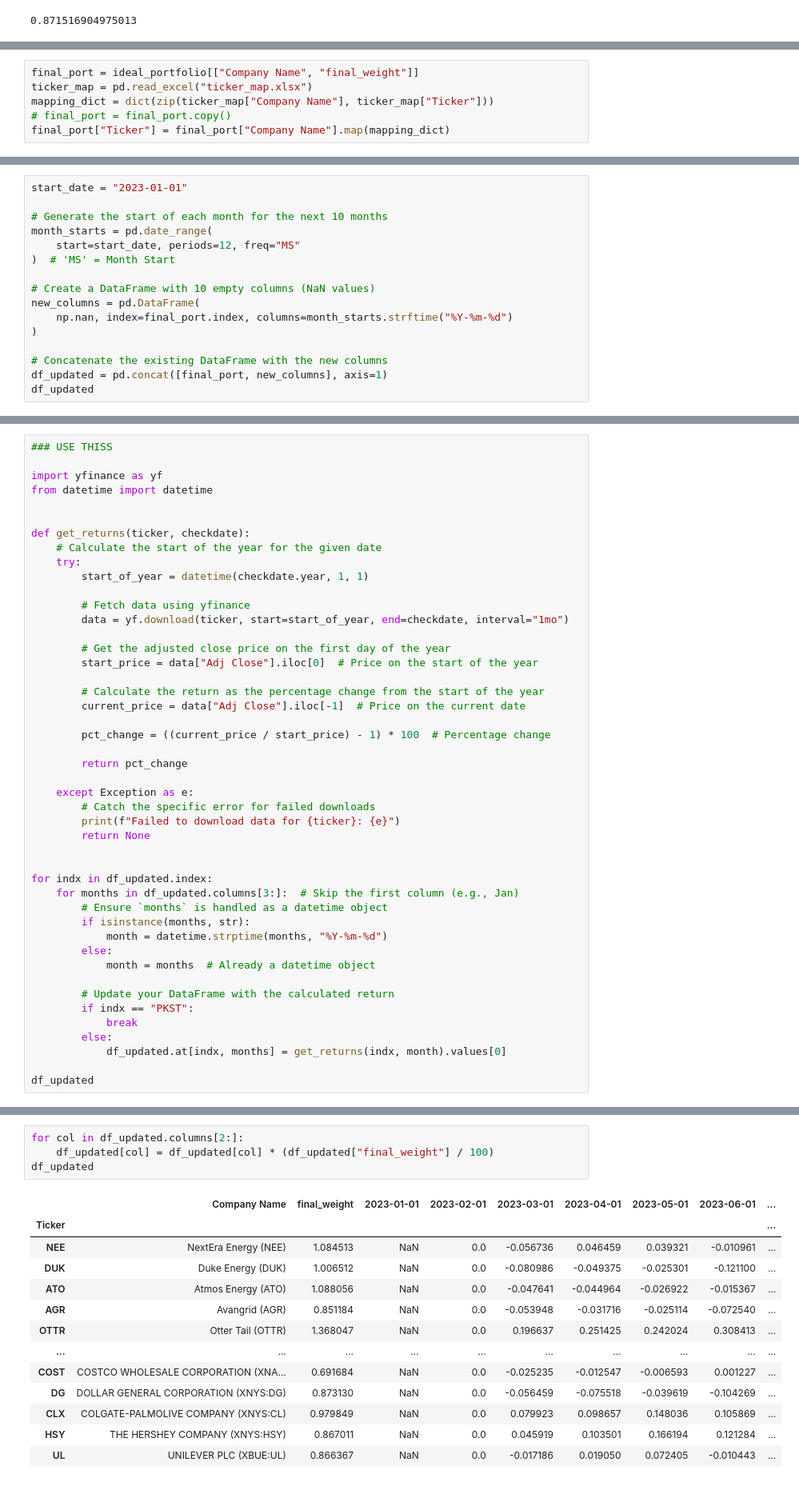
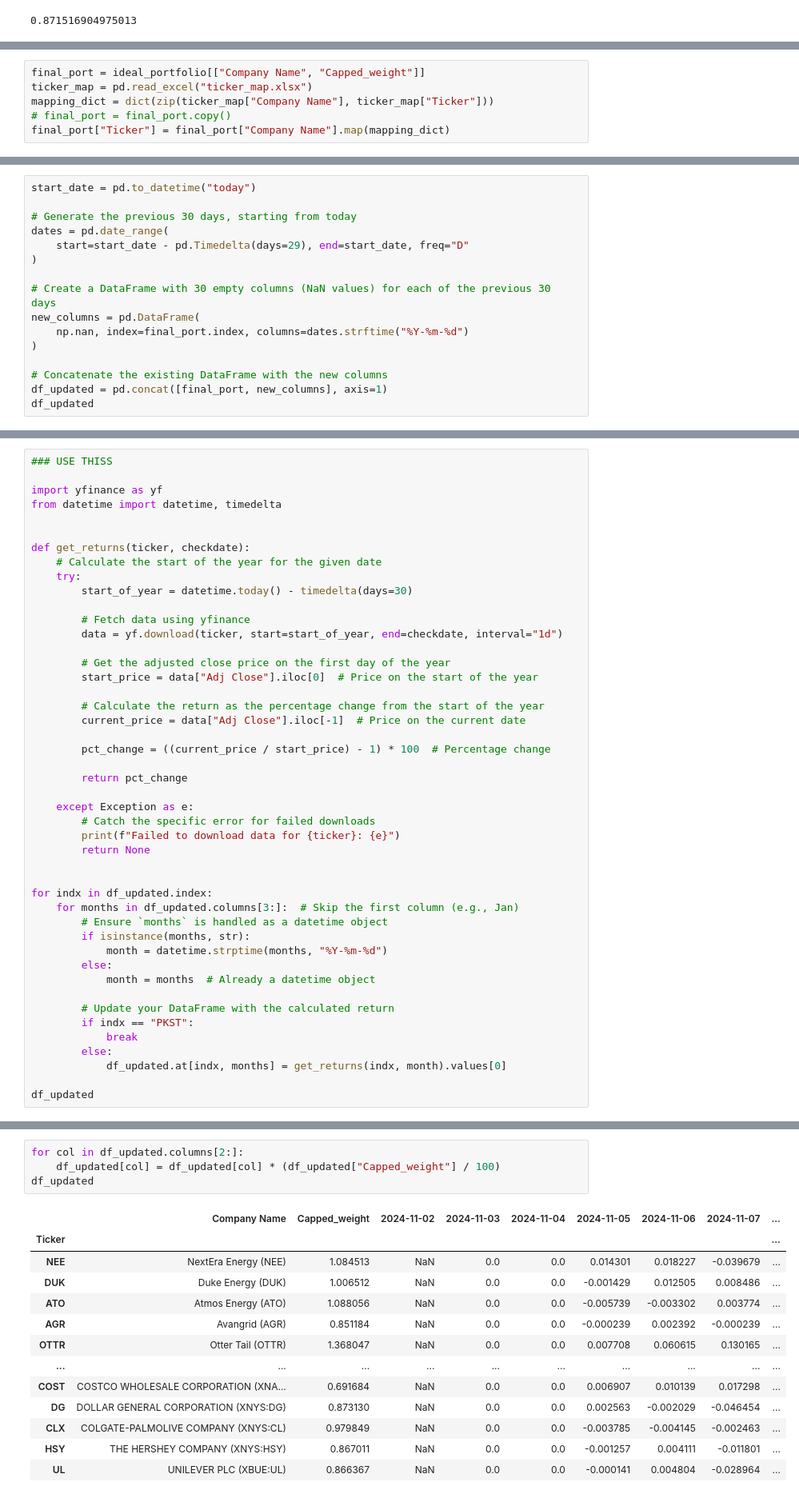
Before and after one commit to visheshgupta19/IDS_789_Final_Project, a Jupyter notebook: algo_update.ipynb, the cells around one changed output, grey strips where cells are left out. Shown at 80% size. Cells and saved outputs as stored; diff of their text form.

```diff
--- a/algo_update.ipynb
+++ b/algo_update.ipynb
@@ -215,5 +220,5 @@ ideal_portfolio.sort_values(by="final_weight", ascending=False)
 # %%
-final_port = ideal_portfolio[["Company Name", "final_weight"]]
+final_port = ideal_portfolio[["Company Name", "Capped_weight"]]
 ticker_map = pd.read_excel("ticker_map.xlsx")
 mapping_dict = dict(zip(ticker_map["Company Name"], ticker_map["Ticker"]))
 # final_port = final_port.copy()
@@ -243,16 +248,16 @@ final_port
 | UL | UNILEVER PLC (XBUE:UL) | 0.866367 |
 79 rows × 2 columns
 # %%
-start_date = "2023-01-01"
+start_date = pd.to_datetime("today")
 
-# Generate the start of each month for the next 10 months
-month_starts = pd.date_range(
-    start=start_date, periods=12, freq="MS"
-)  # 'MS' = Month Start
+# Generate the previous 30 days, starting from today
+dates = pd.date_range(
+    start=start_date - pd.Timedelta(days=29), end=start_date, freq="D"
+)
 
-# Create a DataFrame with 10 empty columns (NaN values)
+# Create a DataFrame with 30 empty columns (NaN values) for each of the previous 30 days
 new_columns = pd.DataFrame(
-    np.nan, index=final_port.index, columns=month_starts.strftime("%Y-%m-%d")
+    np.nan, index=final_port.index, columns=dates.strftime("%Y-%m-%d")
 )
 
 # Concatenate the existing DataFrame with the new columns
@@ -277,16 +282,16 @@ df_updated
 ### USE THISS
 
 import yfinance as yf
-from datetime import datetime
+from datetime import datetime, timedelta
 
 
 def get_returns(ticker, checkdate):
     # Calculate the start of the year for the given date
     try:
-        start_of_year = datetime(checkdate.year, 1, 1)
+        start_of_year = datetime.today() - timedelta(days=30)
 
         # Fetch data using yfinance
-        data = yf.download(ticker, start=start_of_year, end=checkdate, interval="1mo")
+        data = yf.download(ticker, start=start_of_year, end=checkdate, interval="1d")
 
         # Get the adjusted close price on the first day of the year
         start_price = data["Adj Close"].iloc[0]  # Price on the start of the year
@@ -404,18 +393,18 @@ ValueError: x and y must have same first dimension, but have shapes (12,) and (0
 # %%
 for col in df_updated.columns[2:]:
-    df_updated[col] = df_updated[col] * (df_updated["final_weight"] / 100)
+    df_updated[col] = df_updated[col] * (df_updated["Capped_weight"] / 100)
 df_updated
 # %% [output]
-|  | Company Name | final_weight | 2023-01-01 | 2023-02-01 | 2023-03-01 | 2023-04-01 | 2023-05-01 | 2023-06-01 | ... |
+|  | Company Name | Capped_weight | 2024-11-02 | 2024-11-03 | 2024-11-04 | 2024-11-05 | 2024-11-06 | 2024-11-07 | ... |
 | Ticker |  |  |  |  |  |  |  |  | ... |
-| NEE | NextEra Energy (NEE) | 1.084513 | NaN | 0.0 | -0.056736 | 0.046459 | 0.039321 | -0.010961 | ... |
-| DUK | Duke Energy (DUK) | 1.006512 | NaN | 0.0 | -0.080986 | -0.049375 | -0.025301 | -0.121100 | ... |
-| ATO | Atmos Energy (ATO) | 1.088056 | NaN | 0.0 | -0.047641 | -0.044964 | -0.026922 | -0.015367 | ... |
-| AGR | Avangrid (AGR) | 0.851184 | NaN | 0.0 | -0.053948 | -0.031716 | -0.025114 | -0.072540 | ... |
-| OTTR | Otter Tail (OTTR) | 1.368047 | NaN | 0.0 | 0.196637 | 0.251425 | 0.242024 | 0.308413 | ... |
+| NEE | NextEra Energy (NEE) | 1.084513 | NaN | 0.0 | 0.0 | 0.014301 | 0.018227 | -0.039679 | ... |
+| DUK | Duke Energy (DUK) | 1.006512 | NaN | 0.0 | 0.0 | -0.001429 | 0.012505 | 0.008486 | ... |
+| ATO | Atmos Energy (ATO) | 1.088056 | NaN | 0.0 | 0.0 | -0.005739 | -0.003302 | 0.003774 | ... |
+| AGR | Avangrid (AGR) | 0.851184 | NaN | 0.0 | 0.0 | -0.000239 | 0.002392 | -0.000239 | ... |
+| OTTR | Otter Tail (OTTR) | 1.368047 | NaN | 0.0 | 0.0 | 0.007708 | 0.060615 | 0.130165 | ... |
 | ... | ... | ... | ... | ... | ... | ... | ... | ... | ... |
-| COST | COSTCO WHOLESALE CORPORATION (XNA... | 0.691684 | NaN | 0.0 | -0.025235 | -0.012547 | -0.006593 | 0.001227 | ... |
-| DG | DOLLAR GENERAL CORPORATION (XNYS:DG) | 0.873130 | NaN | 0.0 | -0.056459 | -0.075518 | -0.039619 | -0.104269 | ... |
-| CLX | COLGATE-PALMOLIVE COMPANY (XNYS:CL) | 0.979849 | NaN | 0.0 | 0.079923 | 0.098657 | 0.148036 | 0.105869 | ... |
-| HSY | THE HERSHEY COMPANY (XNYS:HSY) | 0.867011 | NaN | 0.0 | 0.045919 | 0.103501 | 0.166194 | 0.121284 | ... |
-| UL | UNILEVER PLC (XBUE:UL) | 0.866367 | NaN | 0.0 | -0.017186 | 0.019050 | 0.072405 | -0.010443 | ... |
+| COST | COSTCO WHOLESALE CORPORATION (XNA... | 0.691684 | NaN | 0.0 | 0.0 | 0.006907 | 0.010139 | 0.017298 | ... |
+| DG | DOLLAR GENERAL CORPORATION (XNYS:DG) | 0.873130 | NaN | 0.0 | 0.0 | 0.002563 | -0.002029 | -0.046454 | ... |
+| CLX | COLGATE-PALMOLIVE COMPANY (XNYS:CL) | 0.979849 | NaN | 0.0 | 0.0 | -0.003785 | -0.004145 | -0.002463 | ... |
+| HSY | THE HERSHEY COMPANY (XNYS:HSY) | 0.867011 | NaN | 0.0 | 0.0 | -0.001257 | 0.004111 | -0.011801 | ... |
+| UL | UNILEVER PLC (XBUE:UL) | 0.866367 | NaN | 0.0 | 0.0 | -0.000141 | 0.004804 | -0.028964 | ... |
```
Also changed, not shown: parts of 18 cells of this notebook.
